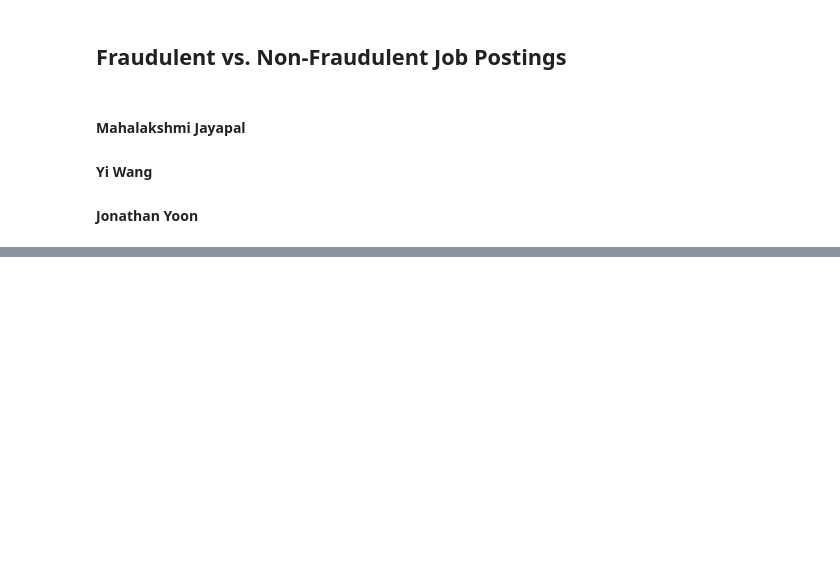
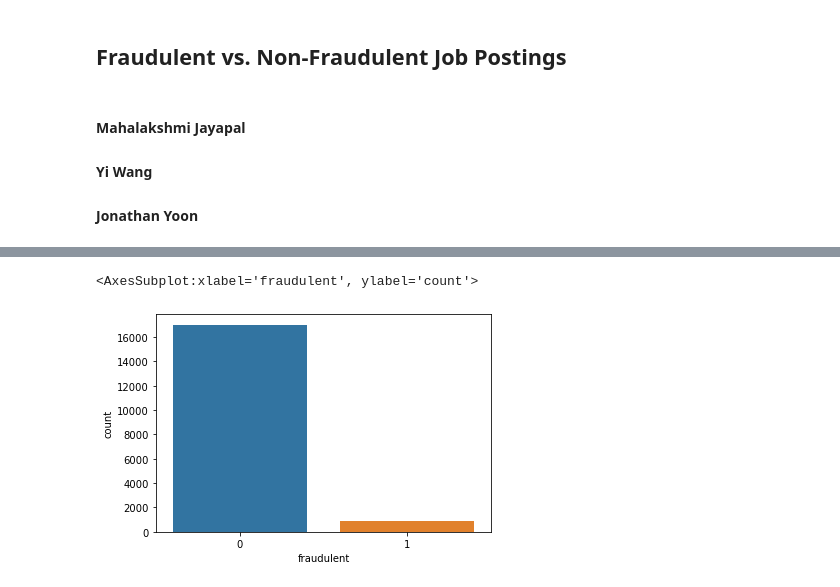
Before and after one commit to hjyoon16/Fake_Job_Post_Classification, a Jupyter notebook: Team_4_Project.ipynb, the cells around one changed output, grey strips where cells are left out. Saved outputs shown, nothing was run; the diff lists cells and outputs as text; code cells hidden in the pictures; blank space fills up the shorter version.

```diff
--- a/Team_4_Project.ipynb
+++ b/Team_4_Project.ipynb
@@ -21,0 +66,5 @@ dt.head()
+# %%
+sns.countplot(dt.fraudulent)
+# %% [output]
+<AxesSubplot:xlabel='fraudulent', ylabel='count'>
+[figure, added]
```
Also changed, not shown: parts of 7 cells of this notebook.
